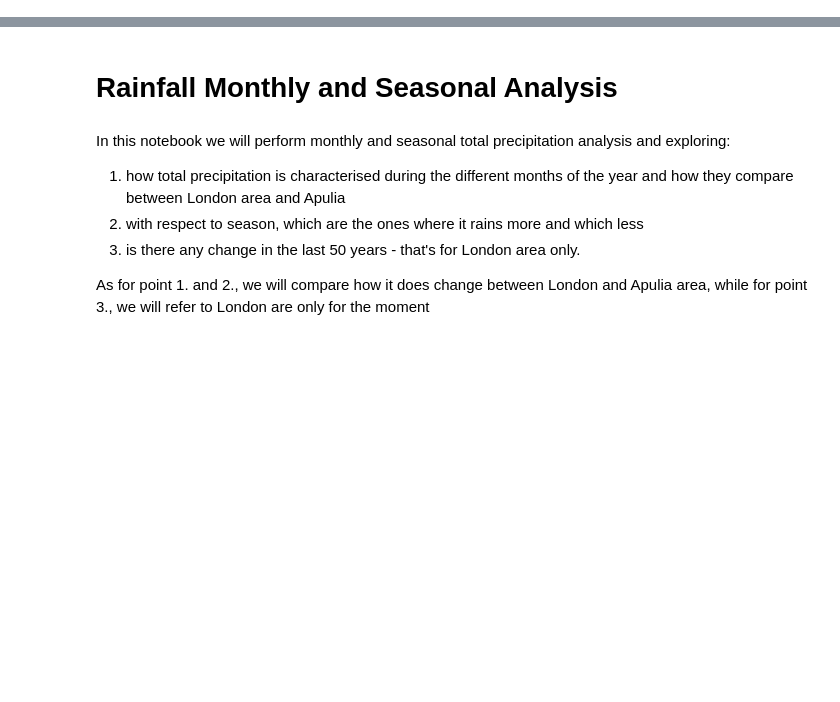
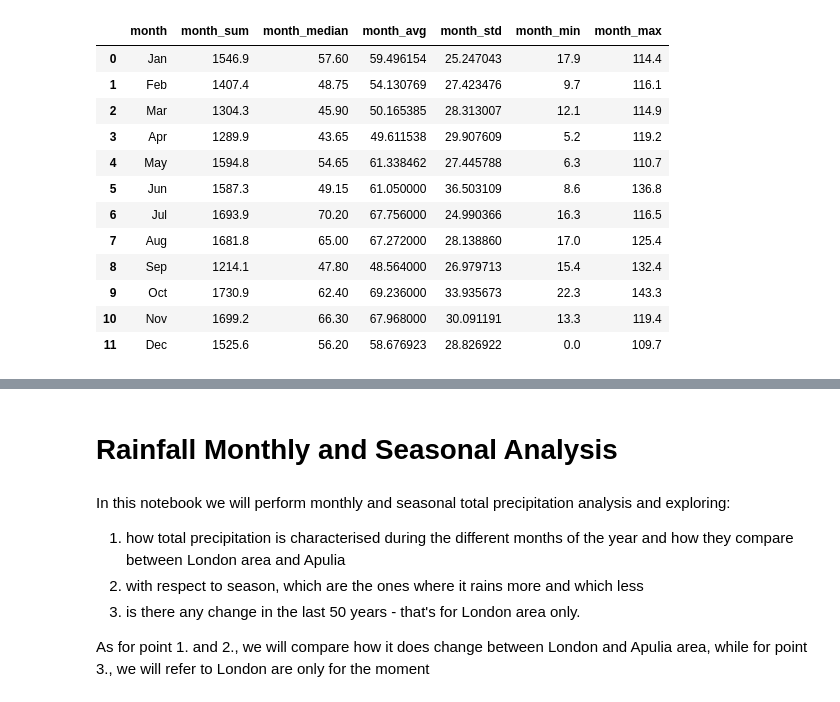
Before and after one commit to pacoraggio/London-Rainfall, a Jupyter notebook: notebooks/tp_monthly_season_analysis.ipynb, the cells around one changed output, grey strips where cells are left out. Drawn from its saved outputs; the diff is of its cells as text; code cells hidden in the pictures; blank space fills up the shorter version.

```diff
--- a/notebooks/tp_monthly_season_analysis.ipynb
+++ b/notebooks/tp_monthly_season_analysis.ipynb
@@ -163,0 +209,16 @@ def plot_monthly_aggregate_static(df_plot, feature_label = 'Mean', bar_width = 0
+# %%
+london_daily = create_daily_rainfall_dataframe(location='london', debug=False)
+apulia_daily = create_daily_rainfall_dataframe(location='puglia', debug=False)
+# %%
+london_daily = transform_data_datetime(london_daily)
+
+# Averaging measurements for all points in the grid
+london_daily_mean = (london_daily
+                    .groupby('time_dt')['tp_mm']
+                    .mean()
+                    ).reset_index()
+
+# creating year, month, day colums
+london_daily_mean = transform_data_datetime(london_daily_mean)
+# thresholding and rounding tp_mm values
+london_daily_mean['tp_mm'] = thresholding_and_rounding(london_daily_mean['tp_mm'])
@@ -163,0 +234,42 @@ def plot_monthly_aggregate_static(df_plot, feature_label = 'Mean', bar_width = 0
+# %%
+london_year_month = (london_daily_mean
+                        .groupby(['year', 'month int'])
+                        .agg(
+                            month = ('month', 'first'),
+                            tp_monthly_sum = ('tp_mm', 'sum'),
+                            tp_daily_median = ('tp_mm', 'median'),
+                            tp_daily_avg = ('tp_mm', 'mean'),
+                            tp_daily_std = ('tp_mm', 'std'),
+                            tp_daily_min = ('tp_mm', 'min'),
+                            tp_daily_max = ('tp_mm', 'max')
+                            ).reset_index()
+                            )
+# %%
+london_monthly_tp = (london_year_month
+                         .groupby('month', observed=True)
+                         .agg(
+                             month_sum = ('tp_monthly_sum', 'sum'),
+                             month_median = ('tp_monthly_sum', 'median'),
+                             month_avg = ('tp_monthly_sum', 'mean'),
+                             month_std = ('tp_monthly_sum', 'std'),
+                             month_min = ('tp_monthly_sum', 'min'),
+                             month_max = ('tp_monthly_sum', 'max')
+                             )
+                             .reset_index()
+                             )
+# %%
+london_monthly_tp
+# %% [output]
+|  | month | month_sum | month_median | month_avg | month_std | month_min | month_max |
+| 0 | Jan | 1546.9 | 57.60 | 59.496154 | 25.247043 | 17.9 | 114.4 |
+| 1 | Feb | 1407.4 | 48.75 | 54.130769 | 27.423476 | 9.7 | 116.1 |
+| 2 | Mar | 1304.3 | 45.90 | 50.165385 | 28.313007 | 12.1 | 114.9 |
+| 3 | Apr | 1289.9 | 43.65 | 49.611538 | 29.907609 | 5.2 | 119.2 |
+| 4 | May | 1594.8 | 54.65 | 61.338462 | 27.445788 | 6.3 | 110.7 |
+| 5 | Jun | 1587.3 | 49.15 | 61.050000 | 36.503109 | 8.6 | 136.8 |
+| 6 | Jul | 1693.9 | 70.20 | 67.756000 | 24.990366 | 16.3 | 116.5 |
+| 7 | Aug | 1681.8 | 65.00 | 67.272000 | 28.138860 | 17.0 | 125.4 |
+| 8 | Sep | 1214.1 | 47.80 | 48.564000 | 26.979713 | 15.4 | 132.4 |
+| 9 | Oct | 1730.9 | 62.40 | 69.236000 | 33.935673 | 22.3 | 143.3 |
+| 10 | Nov | 1699.2 | 66.30 | 67.968000 | 30.091191 | 13.3 | 119.4 |
+| 11 | Dec | 1525.6 | 56.20 | 58.676923 | 28.826922 | 0.0 | 109.7 |
```
Also changed, not shown: parts of 18 cells of this notebook, 2 other files.
